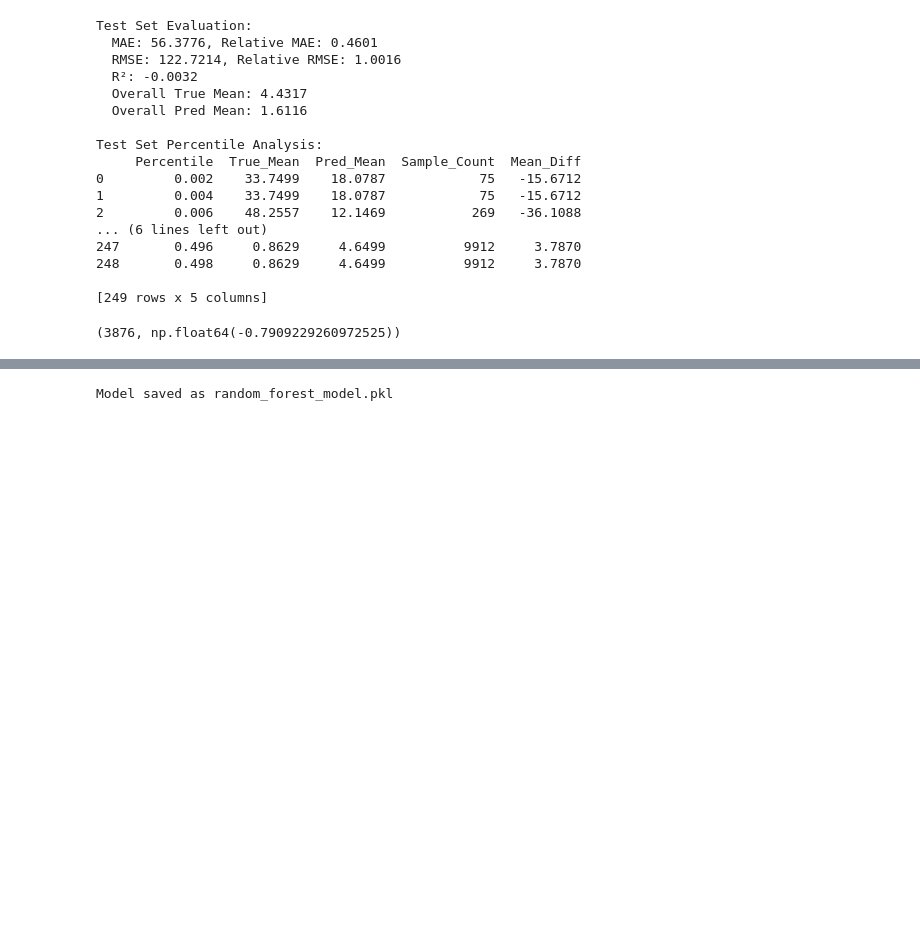
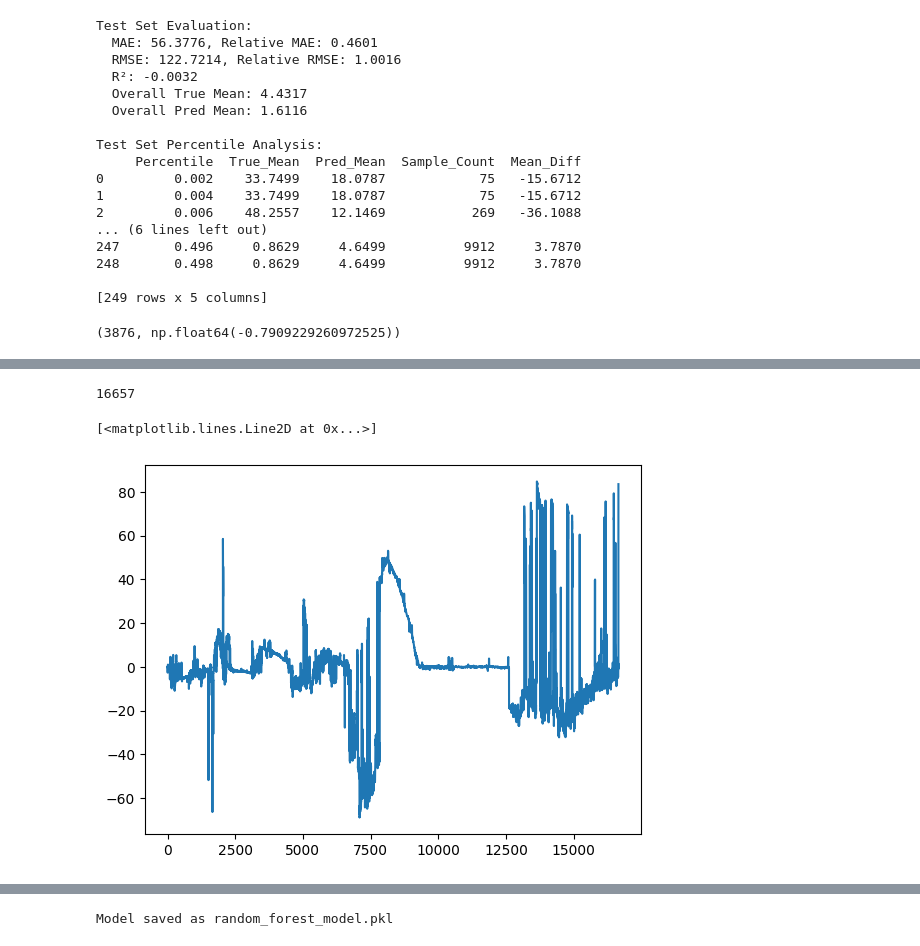
Before and after one commit to RockyLiii/Quant-on-Crypto, a Jupyter notebook: strategies/mmpair-strategy/lgbm.ipynb, the cells around one changed output, grey strips where cells are left out. Saved outputs shown, nothing was run; the diff lists cells and outputs as text; code cells hidden in the pictures; blank space fills up the shorter version.

```diff
--- a/strategies/mmpair-strategy/lgbm.ipynb
+++ b/strategies/mmpair-strategy/lgbm.ipynb
@@ -807,0 +819,14 @@ close_ret_selected_mns_w480    0.022173
+# %%
+# Calculate the 1000-item moving average
+rolling_mean = pd.Series(y_test_pred).rolling(window=1440, min_periods=1).mean()
+
+# Subtract the moving average from y_test_pred
+y_test_pred_adjusted = y_test_pred - rolling_mean
+len(y_test_pred_adjusted)
+# %% [output]
+16657
+# %%
+plt.plot(y_test_pred_adjusted)
+# %% [output]
+[<matplotlib.lines.Line2D at 0x...>]
+[figure, added]
```
Also changed, not shown: parts of 18 cells of this notebook, 8 other files.
